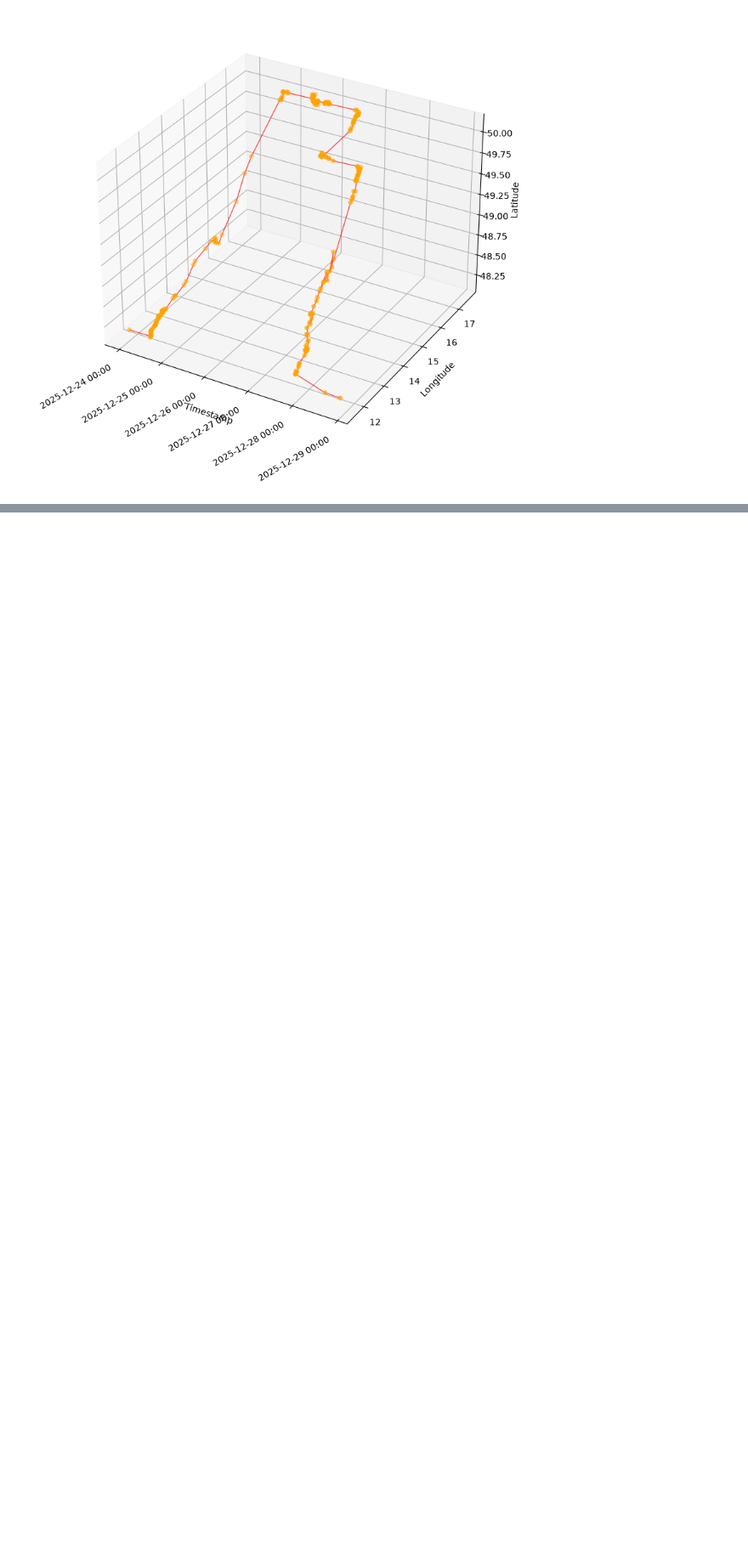
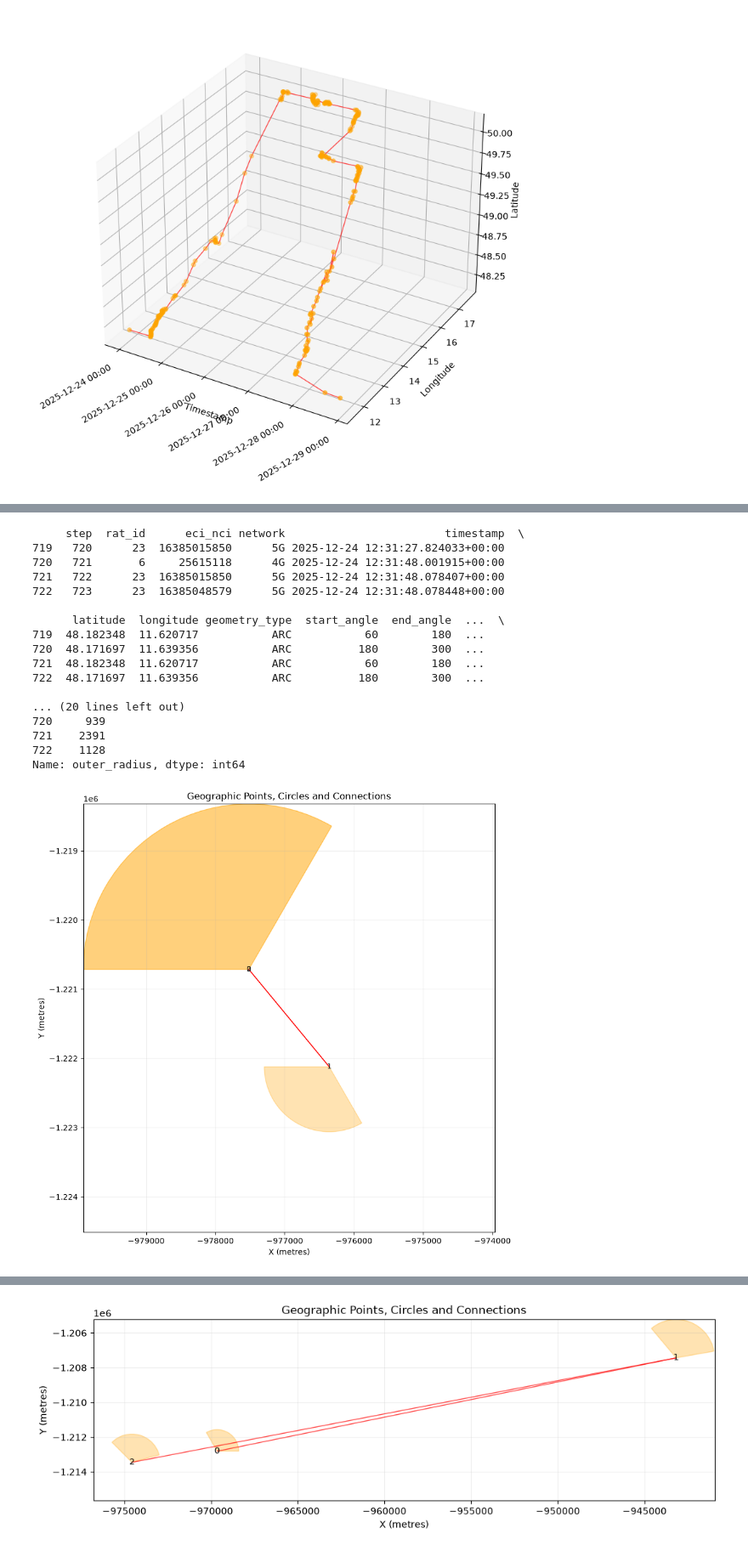
Before and after one commit to klehtma/DataSciProject, a Jupyter notebook: data_cleaning.ipynb, the cells around one changed output, grey strips where cells are left out. Shown at 85% size. Saved outputs shown, nothing was run; the diff lists cells and outputs as text; code cells hidden in the pictures; blank space fills up the shorter version.

```diff
--- a/data_cleaning.ipynb
+++ b/data_cleaning.ipynb
@@ -366,2 +368,30 @@ Name: delta_speed, Length: 422, dtype: float64
 [figure]
 [figure]
+# %%
+print(data.iloc[719:723])
+print(data.iloc[719:723]["outer_radius"])
+
+helper_visualizer(data.iloc[719:723])
+
+helper_visualizer(data.iloc[13830:13836])
+
+helper_visualizer(data.iloc[14133:14137])
+# %% [output]
+     step  rat_id      eci_nci network                        timestamp  \
+719   720      23  16385015850      5G 2025-12-24 12:31:27.824033+00:00
+720   721       6     25615118      4G 2025-12-24 12:31:48.001915+00:00
+721   722      23  16385015850      5G 2025-12-24 12:31:48.078407+00:00
+722   723      23  16385048579      5G 2025-12-24 12:31:48.078448+00:00
+
+      latitude  longitude geometry_type  start_angle  end_angle  ...  \
+719  48.182348  11.620717           ARC           60        180  ...
+720  48.171697  11.639356           ARC          180        300  ...
+721  48.182348  11.620717           ARC           60        180  ...
+722  48.171697  11.639356           ARC          180        300  ...
+
+... (20 lines left out)
+720     939
+721    2391
+722    1128
+Name: outer_radius, dtype: int64
+[figure, added]
@@ -367,0 +399 @@ Name: delta_speed, Length: 422, dtype: float64
+[figure, added]
```
Also changed, not shown: parts of 7 cells of this notebook, 1 other file.
